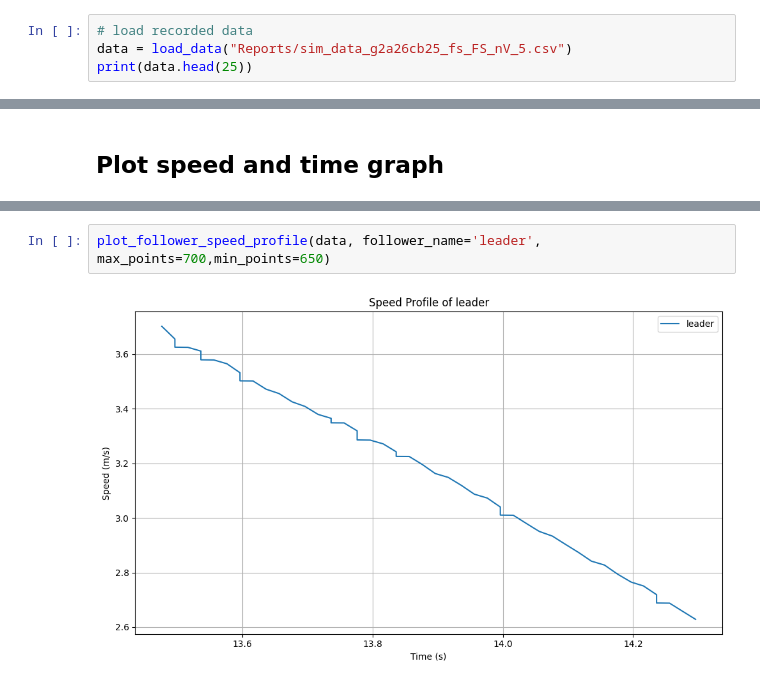
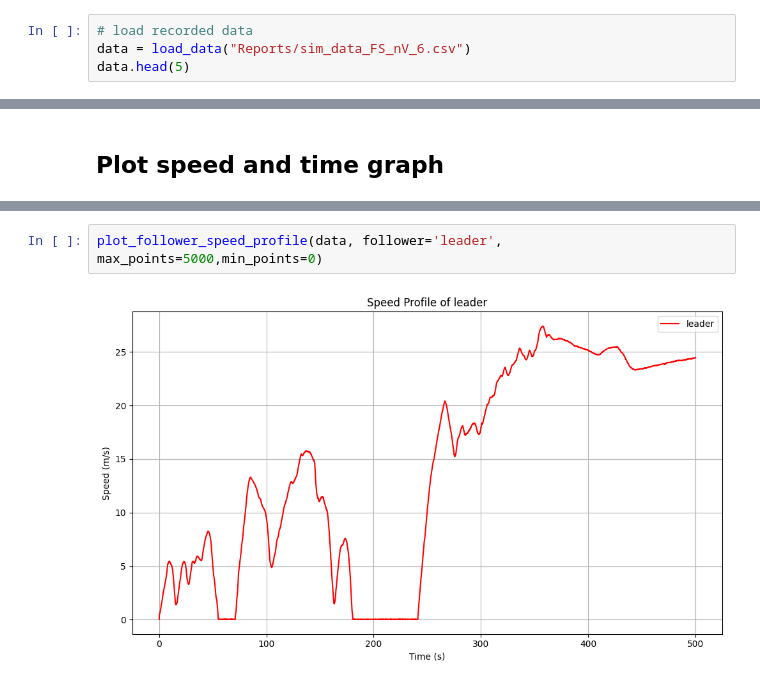
Before and after one commit to shihabict/carla_simulation, a Jupyter notebook: research/analysis_recorded_data.ipynb, the cells around one changed output, grey strips where cells are left out. Cells and saved outputs as stored; diff of their text form.

```diff
--- a/research/analysis_recorded_data.ipynb
+++ b/research/analysis_recorded_data.ipynb
@@ -24,6 +22,6 @@ def load_data(file_path: str) -> pd.DataFrame:
     return df
 # %%
 # load recorded data
-data = load_data("Reports/sim_data_g2a26cb25_fs_FS_nV_5.csv")
-print(data.head(25))
+data = load_data("Reports/sim_data_FS_nV_6.csv")
+data.head(5)
 # %% [output]
@@ -272,4 +254,4 @@ plot_follower_speed_profile(data, follower_name='follower_0', max_points=600,min
 # %%
-plot_follower_speed_profile(data, follower_name='leader', max_points=700,min_points=650)
+plot_follower_speed_profile(data, follower='leader', max_points=5000,min_points=0)
 # %% [output]
-[figure, old version]
+[figure, new version]
```
Also changed, not shown: parts of 18 cells of this notebook, 6 other files.
